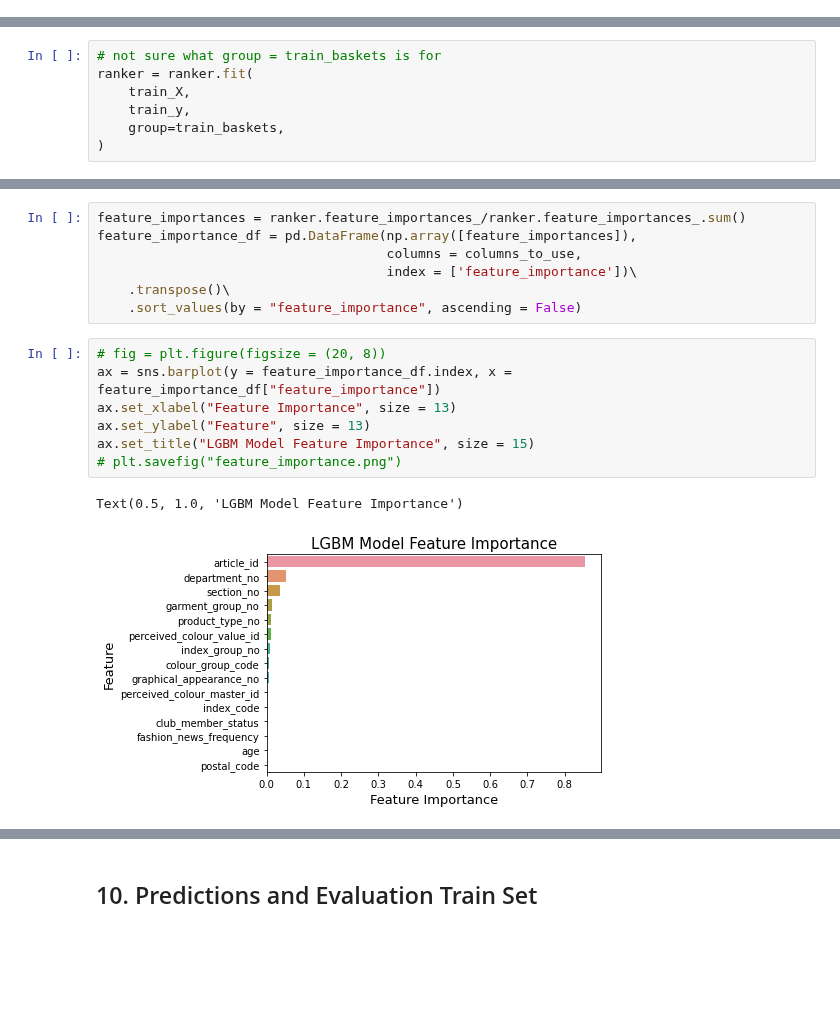
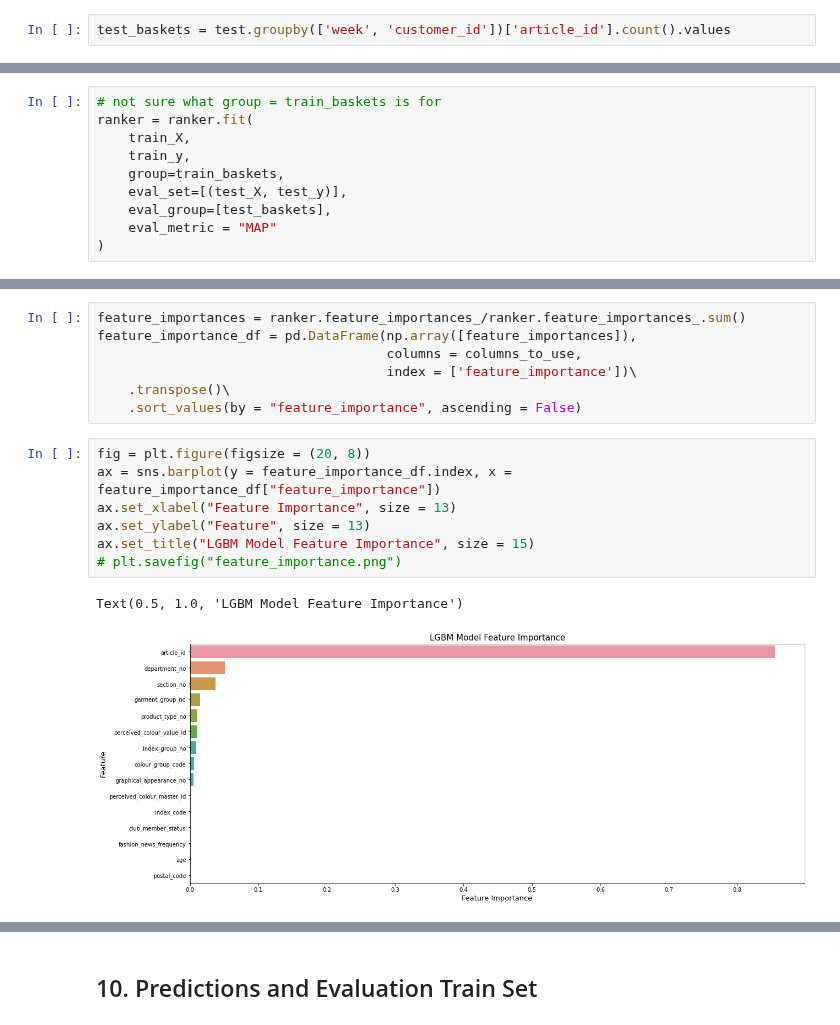
Before and after one commit to msmillan7/Kaggle_Competition-HM_Recommender_System, a Jupyter notebook: 03_ranking.ipynb, the cells around one changed output, grey strips where cells are left out. Cells and saved outputs as stored; diff of their text form; blank space fills up the shorter version.

Commit message:
lgbm visualizations for presentation

```diff
--- a/03_ranking.ipynb
+++ b/03_ranking.ipynb
@@ -339,6 +340,8 @@ train_y = train['purchased']
 
 test_X = test[columns_to_use]
 test_y = test['purchased']
+# %%
+test_baskets = test.groupby(['week', 'customer_id'])['article_id'].count().values
 # %%
 train_X.head()
 # %% [output]
@@ -387,5 +391,8 @@ ranker = ranker.fit(
     train_X,
     train_y,
     group=train_baskets,
+    eval_set=[(test_X, test_y)],
+    eval_group=[test_baskets],
+    eval_metric = "MAP"
 )
 # %% [output]
@@ -426,12 +436,12 @@ feature_importance_df = pd.DataFrame(np.array([feature_importances]),
     .transpose()\
     .sort_values(by = "feature_importance", ascending = False)
 # %%
-# fig = plt.figure(figsize = (20, 8))
+fig = plt.figure(figsize = (20, 8))
 ax = sns.barplot(y = feature_importance_df.index, x = feature_importance_df["feature_importance"])
 ax.set_xlabel("Feature Importance", size = 13)
 ax.set_ylabel("Feature", size = 13)
 ax.set_title("LGBM Model Feature Importance", size = 15)
 # plt.savefig("feature_importance.png")
 # %% [output]
 Text(0.5, 1.0, 'LGBM Model Feature Importance')
-[figure, old version]
+[figure, new version]
```
Also changed, not shown: parts of 6 cells of this notebook.
